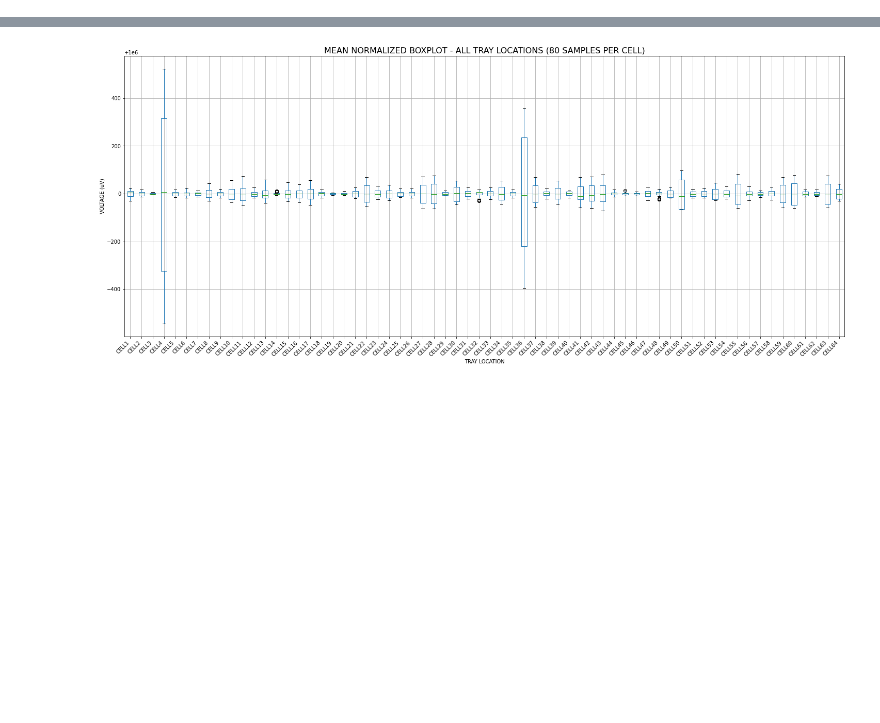
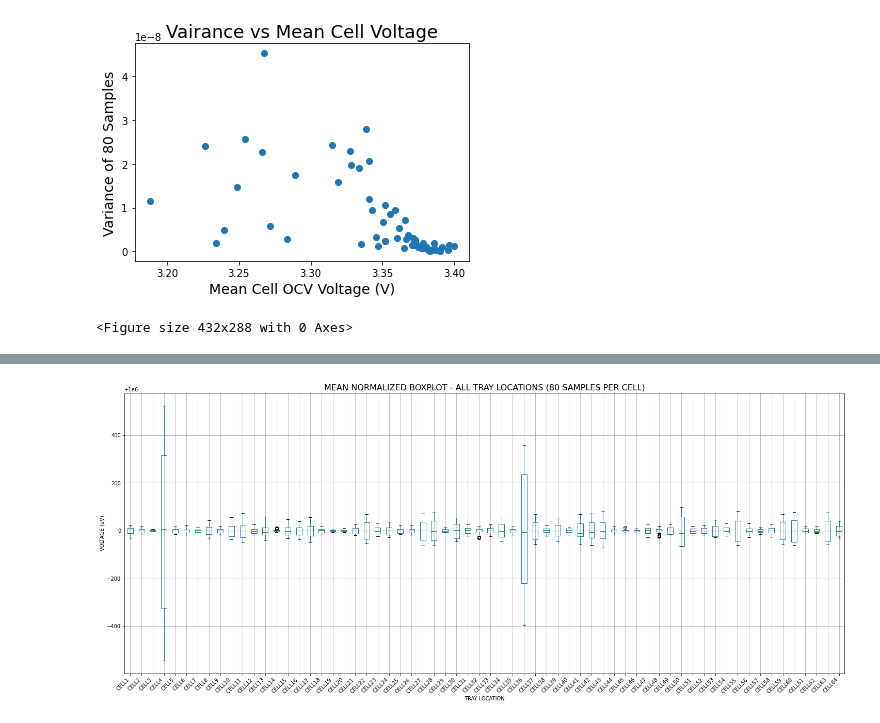
Before and after one commit to freq0ut/python-boxplot-charts, a Jupyter notebook: Kato_OCV_Grr_Plots.ipynb, the cells around one changed output, grey strips where cells are left out. Saved outputs shown, nothing was run; the diff lists cells and outputs as text; code cells hidden in the pictures; blank space fills up the shorter version.

```diff
--- a/Kato_OCV_Grr_Plots.ipynb
+++ b/Kato_OCV_Grr_Plots.ipynb
@@ -88,3 +108,13 @@ for i in range(0,len(celldataRightTester.columns)):
     celldataRightTester.iloc[:,i] = celldataRightTester.iloc[:,i].div(meanListRightTester[i]).mul(1000000)
 # %%
 # plt.boxplot([celldata.CELL1, celldata.CELL2, celldata.CELL3]);
+# %%
+plt.scatter(vMeanAllCells, varianceAllCells)
+plt.xlabel('Mean Cell OCV Voltage (V)', fontsize = 14)
+plt.ylabel('Variance of 80 Samples', fontsize = 14)
+plt.title('Vairance vs Mean Cell Voltage', fontsize = 18)
+plt.show()
+plt.savefig('mean_vs_variance.png', dpi=600)
+# %% [output]
+[figure, added]
+<Figure size 432x288 with 0 Axes>
```
Also changed, not shown: parts of 4 cells of this notebook, 1 other file.
